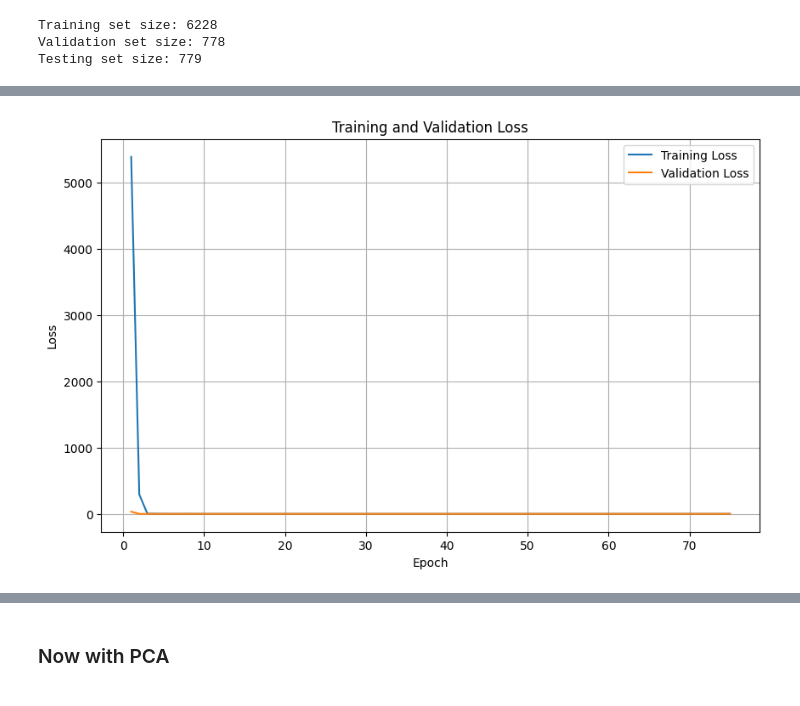
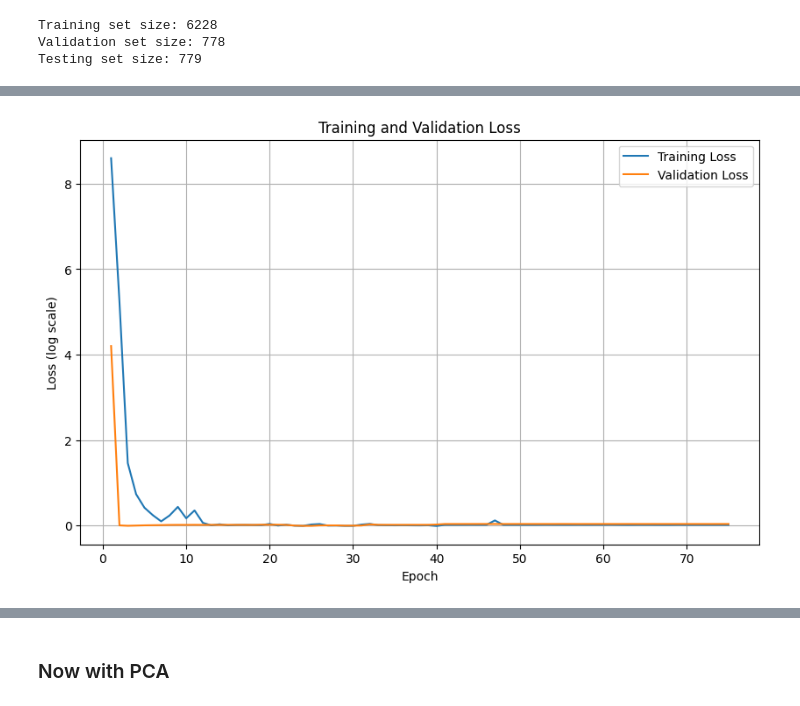
Before and after one commit to KevinHan1209/CS329ETermProject, a Jupyter notebook: DeepLearningNotebook.ipynb, the cells around one changed output, grey strips where cells are left out. Drawn from its saved outputs; the diff is of its cells as text; code cells hidden in the pictures.

```diff
--- a/DeepLearningNotebook.ipynb
+++ b/DeepLearningNotebook.ipynb
@@ -119,10 +119,10 @@ for epoch in range(num_epochs):
 
 # Plot training and validation losses
 plt.figure(figsize=(10, 6))
-plt.plot(range(1, num_epochs + 1), train_losses, label='Training Loss')
-plt.plot(range(1, num_epochs + 1), val_losses, label='Validation Loss')
+plt.plot(range(1, num_epochs + 1), np.log(train_losses), label='Training Loss')
+plt.plot(range(1, num_epochs + 1), np.log(val_losses), label='Validation Loss')
 plt.xlabel('Epoch')
-plt.ylabel('Loss')
+plt.ylabel('Loss (log scale)')
 plt.title('Training and Validation Loss')
 plt.legend()
 plt.grid()
@@ -164,2 +164,2 @@ Validation Loss: 1.0484
 Validation Accuracy: 45.50%
-[figure, old version]
+[figure, new version]
```
Also changed, not shown: parts of 4 cells of this notebook, 1 other file.
